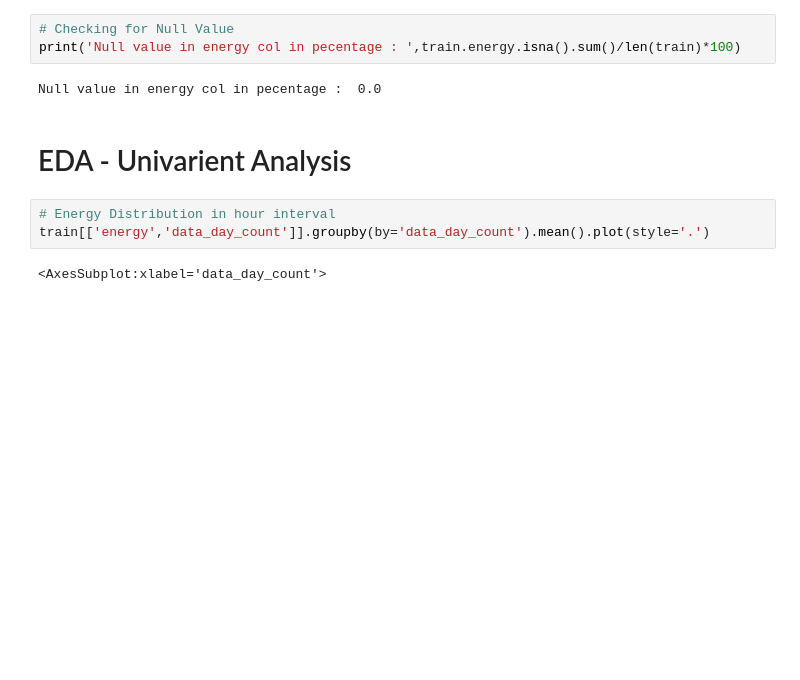
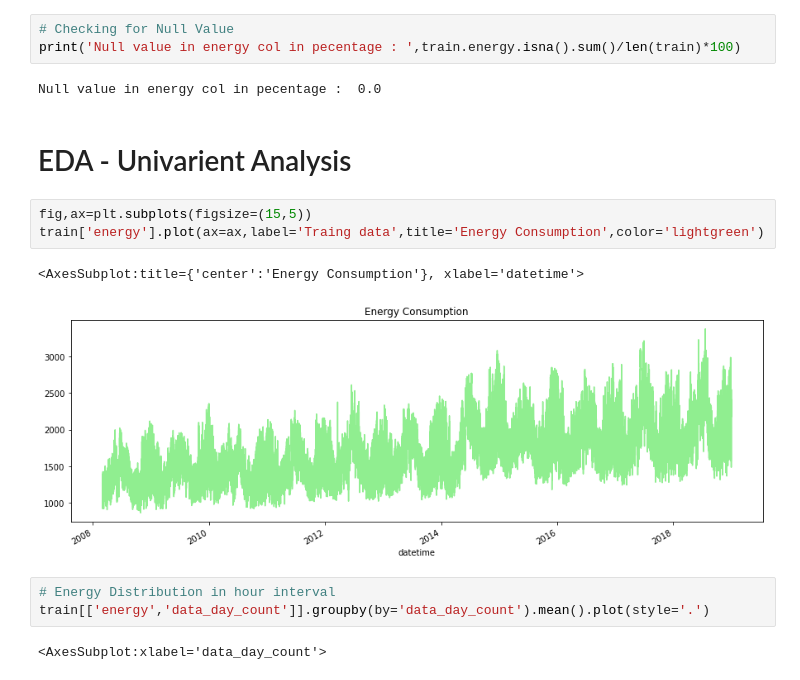
Before and after one commit to vdj-vasudevan/Jobathon, a Jupyter notebook: Final_code_with_approch.ipynb, the cells around one changed output. Saved outputs shown, nothing was run; the diff lists cells and outputs as text; blank space fills up the shorter version.

```diff
--- a/Final_code_with_approch.ipynb
+++ b/Final_code_with_approch.ipynb
@@ -89,6 +89,12 @@ print('Null value in energy col in pecentage : ',train.energy.isna().sum()/len(t
 Null value in energy col in pecentage :  0.0
 # %% [markdown]
 # EDA - Univarient Analysis
+# %%
+fig,ax=plt.subplots(figsize=(15,5))
+train['energy'].plot(ax=ax,label='Traing data',title='Energy Consumption',color='lightgreen')
+# %% [output]
+<AxesSubplot:title={'center':'Energy Consumption'}, xlabel='datetime'>
+[figure, added]
 # %%
 # Energy Distribution in hour interval
 train[['energy','data_day_count']].groupby(by='data_day_count').mean().plot(style='.')
```
Also changed, not shown: parts of 3 cells of this notebook, 1 other file.
